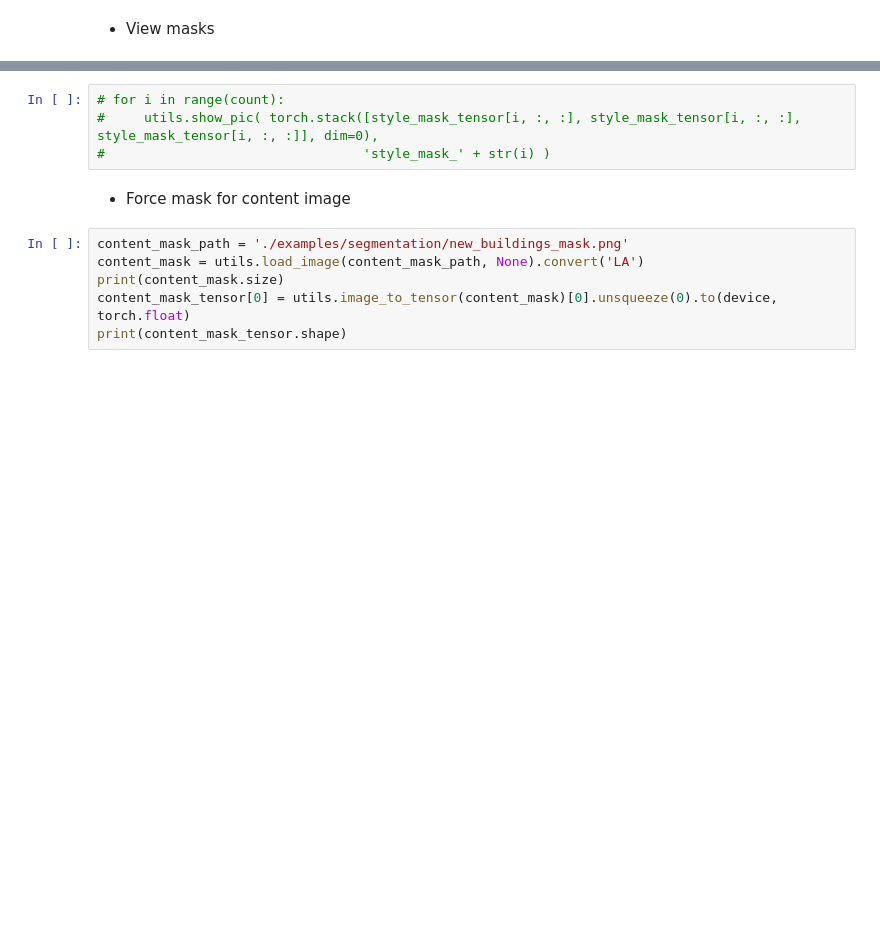
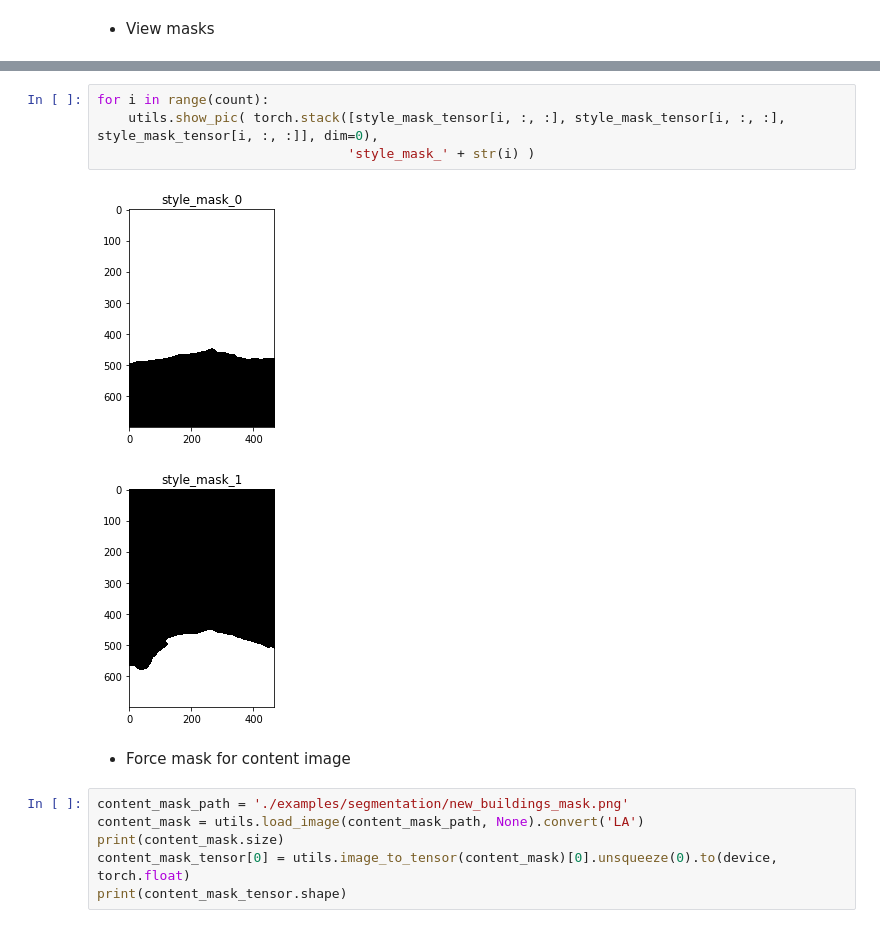
Before and after one commit to markstrefford/DeepPhotoStyle_pytorch, a Jupyter notebook: Deep_Photo_Style_Transfer.ipynb, the cells around one changed output, grey strips where cells are left out. Saved outputs shown, nothing was run; the diff lists cells and outputs as text; blank space fills up the shorter version.

```diff
--- a/Deep_Photo_Style_Transfer.ipynb
+++ b/Deep_Photo_Style_Transfer.ipynb
@@ -158,7 +256,10 @@ content_img size:  torch.Size([1, 3, 700, 525])
 # %%
-# for i in range(count):
-#     utils.show_pic( torch.stack([style_mask_tensor[i, :, :], style_mask_tensor[i, :, :], style_mask_tensor[i, :, :]], dim=0),
-#                                 'style_mask_' + str(i) )
+for i in range(count):
+    utils.show_pic( torch.stack([style_mask_tensor[i, :, :], style_mask_tensor[i, :, :], style_mask_tensor[i, :, :]], dim=0),
+                                'style_mask_' + str(i) )
+# %% [output]
+[figure, added]
+[figure, added]
 # %% [markdown]
 * Force mask for content image
 # %%
```
Also changed, not shown: parts of 11 cells of this notebook.
